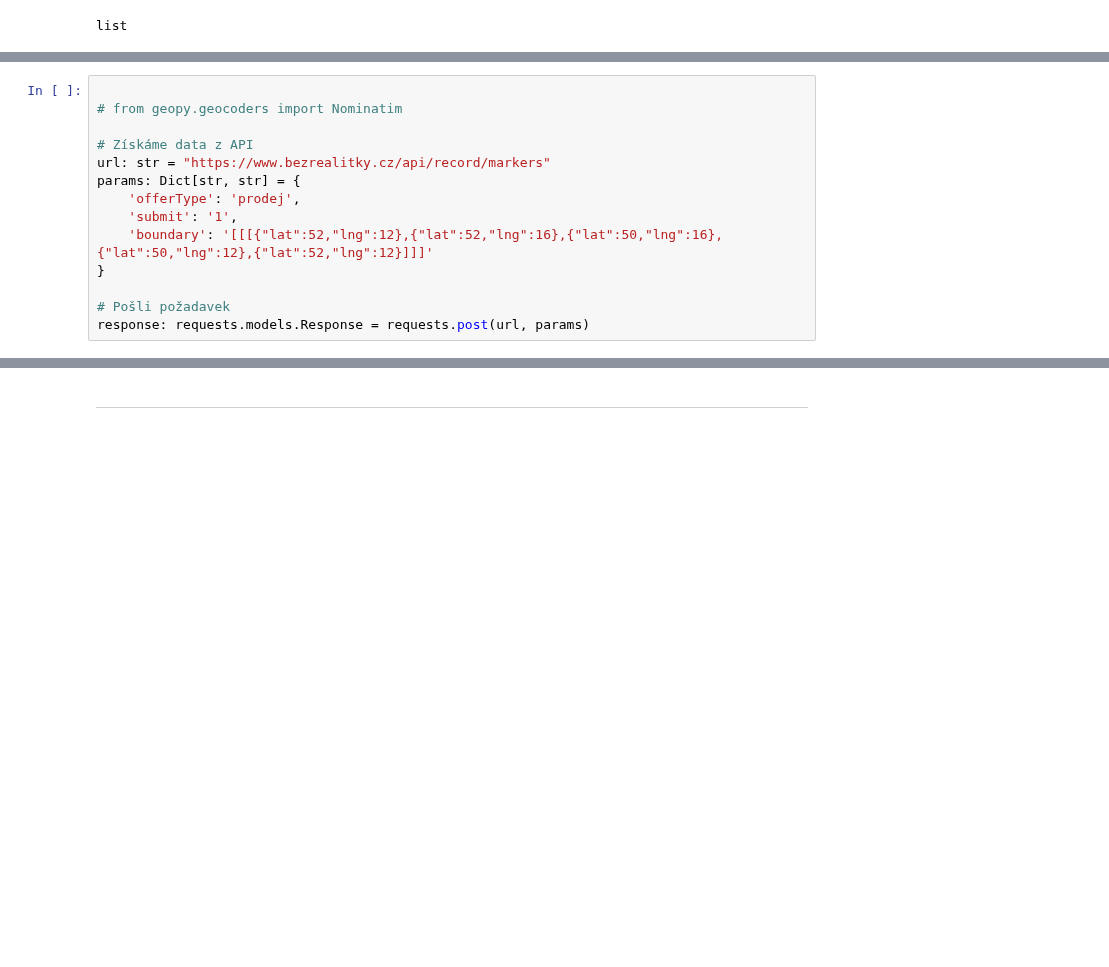
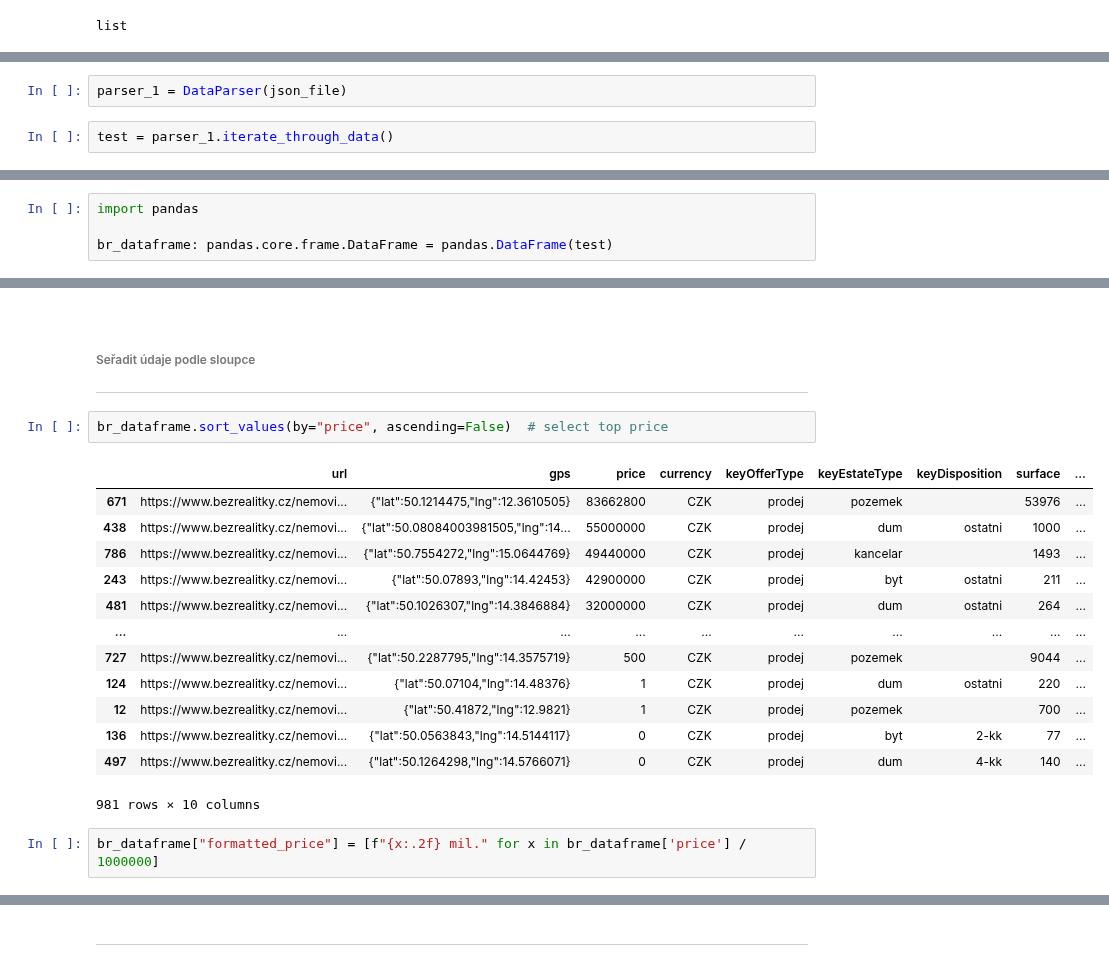
Before and after one commit to Bralor/python_oop, a Jupyter notebook: notebooks/lesson04.ipynb, the cells around one changed output, grey strips where cells are left out. Saved outputs shown, nothing was run; the diff lists cells and outputs as text; blank space fills up the shorter version.

Commit message:
lesson04.ipynb: data analyse and data storing part added #4

```diff
--- a/notebooks/lesson04.ipynb
+++ b/notebooks/lesson04.ipynb
@@ -219,14 +243,0 @@ json_file[0]
-# %%
-
-# from geopy.geocoders import Nominatim
-
-# Získáme data z API
-url: str = "https://www.bezrealitky.cz/api/record/markers"
-params: Dict[str, str] = {
-    'offerType': 'prodej',
-    'submit': '1',
-    'boundary': '[[[{"lat":52,"lng":12},{"lat":52,"lng":16},{"lat":50,"lng":16},{"lat":50,"lng":12},{"lat":52,"lng":12}]]]'
-}
-
-# Pošli požadavek
-response: requests.models.Response = requests.post(url, params)
@@ -324,0 +300,4 @@ values["complete_address"] = location
+# %%
+parser_1 = DataParser(json_file)
+# %%
+test = parser_1.iterate_through_data()
@@ -324,0 +327,4 @@ values["complete_address"] = location
+# %%
+import pandas
+
+br_dataframe: pandas.core.frame.DataFrame = pandas.DataFrame(test)
@@ -324,0 +346,24 @@ values["complete_address"] = location
+# %% [markdown]
+<br>
+
+###### Seřadit údaje podle sloupce
+
+---
+# %%
+br_dataframe.sort_values(by="price", ascending=False)  # select top price
+# %% [output]
+|  | url | gps | price | currency | keyOfferType | keyEstateType | keyDisposition | surface | ... |
+| 671 | https://www.bezrealitky.cz/nemovi... | {"lat":50.1214475,"lng":12.3610505} | 83662800 | CZK | prodej | pozemek |  | 53976 | ... |
+| 438 | https://www.bezrealitky.cz/nemovi... | {"lat":50.08084003981505,"lng":14... | 55000000 | CZK | prodej | dum | ostatni | 1000 | ... |
+| 786 | https://www.bezrealitky.cz/nemovi... | {"lat":50.7554272,"lng":15.0644769} | 49440000 | CZK | prodej | kancelar |  | 1493 | ... |
+| 243 | https://www.bezrealitky.cz/nemovi... | {"lat":50.07893,"lng":14.42453} | 42900000 | CZK | prodej | byt | ostatni | 211 | ... |
+| 481 | https://www.bezrealitky.cz/nemovi... | {"lat":50.1026307,"lng":14.3846884} | 32000000 | CZK | prodej | dum | ostatni | 264 | ... |
+| ... | ... | ... | ... | ... | ... | ... | ... | ... | ... |
+| 727 | https://www.bezrealitky.cz/nemovi... | {"lat":50.2287795,"lng":14.3575719} | 500 | CZK | prodej | pozemek |  | 9044 | ... |
+| 124 | https://www.bezrealitky.cz/nemovi... | {"lat":50.07104,"lng":14.48376} | 1 | CZK | prodej | dum | ostatni | 220 | ... |
+| 12 | https://www.bezrealitky.cz/nemovi... | {"lat":50.41872,"lng":12.9821} | 1 | CZK | prodej | pozemek |  | 700 | ... |
+| 136 | https://www.bezrealitky.cz/nemovi... | {"lat":50.0563843,"lng":14.5144117} | 0 | CZK | prodej | byt | 2-kk | 77 | ... |
+| 497 | https://www.bezrealitky.cz/nemovi... | {"lat":50.1264298,"lng":14.5766071} | 0 | CZK | prodej | dum | 4-kk | 140 | ... |
+981 rows × 10 columns
+# %%
+br_dataframe["formatted_price"] = [f"{x:.2f} mil." for x in br_dataframe['price'] / 1000000]
```
Also changed, not shown: parts of 44 cells of this notebook.
